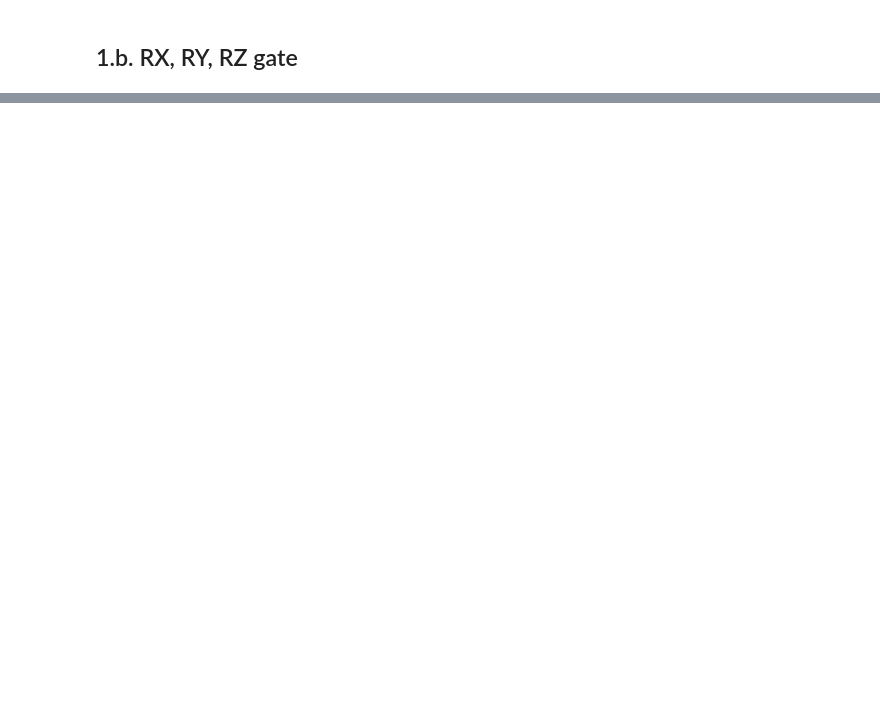
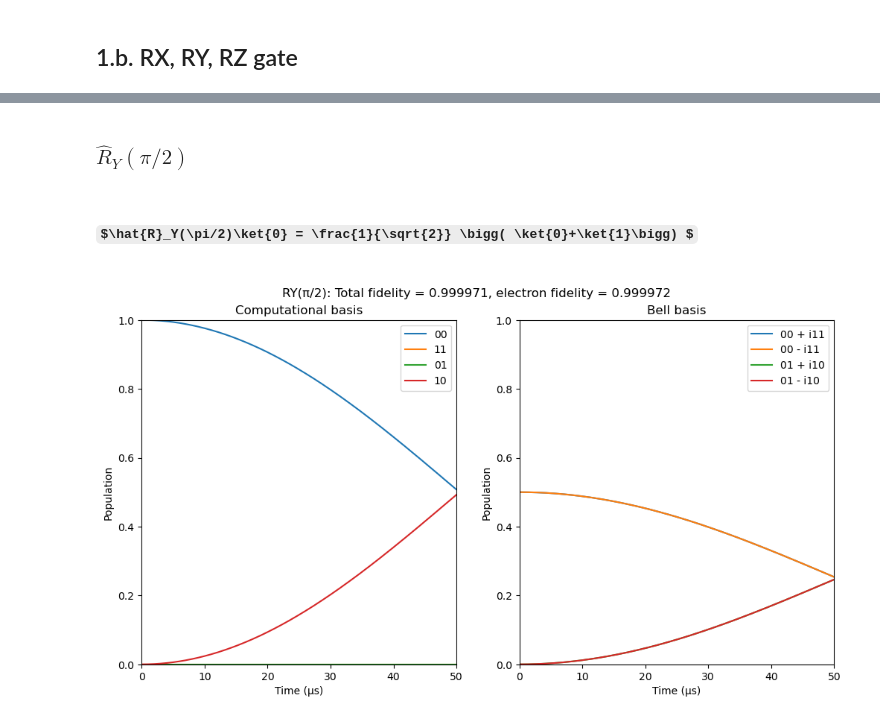
Before and after one commit to SQRLab/IonSim, a Jupyter notebook: noise_sim/noise_sim_example.ipynb, the cells around one changed output, grey strips where cells are left out. Cells and saved outputs as stored; diff of their text form; code cells hidden in the pictures; some formulas as TeX source; blank space fills up the shorter version.

```diff
--- a/noise_sim/noise_sim_example.ipynb
+++ b/noise_sim/noise_sim_example.ipynb
@@ -383,0 +396,27 @@ plt.close(fig)
+# %% [markdown]
+### $\hat{R}_Y(\pi/2)$
+# %% [markdown]
+### $\hat{R}_Y(\pi/2)\ket{0} = \frac{1}{\sqrt{2}} \bigg( \ket{0}+\ket{1}\bigg) $
+# %%
+# Initial state
+ψ0 = ket_00 ⊗ ket_0_mot
+
+# Target state
+ket_el_target = (ket_00 + ket_10)/√2
+ρ_el_target = dm(ket_el_target)
+ρ_target = dm(ket_el_target ⊗ ket_0_mot)
+
+# Perform gate
+tout_RY_π2, sol_RY_π2 = RY(chamber, 1, π/2, ψ0 , MS_π2_TIME);
+
+# Evaluate performance
+ρ = dm(sol_RY_π2[end])
+ρ_el = ptrace(ρ, 3)
+fid = round(real(fidelity(ρ, ρ_target)), digits=6)
+fid_el = round(real(fidelity(ρ_el, ρ_el_target)), digits=6)
+fig = plot_populations(tout_RY_π2, sol_RY_π2)
+fig.suptitle("\nRY(π/2): Total fidelity = $fid, electron fidelity = $fid_el")
+plt.display(fig)
+plt.close(fig)
+# %% [output]
+[figure, added]
```
Also changed, not shown: parts of 14 cells of this notebook.
